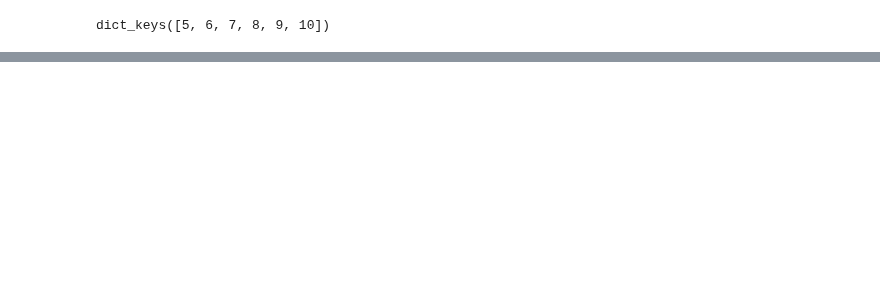
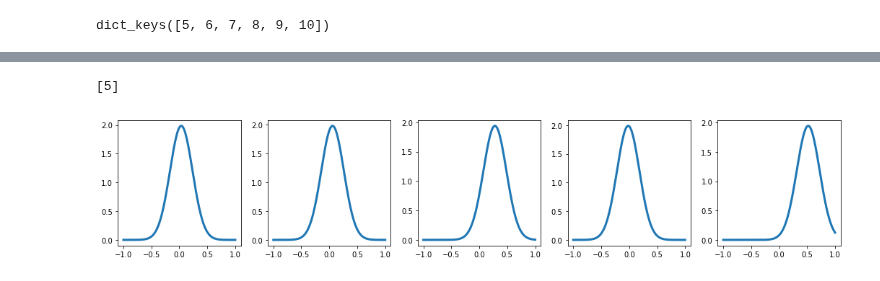
Before and after one commit to tkhan3/machinelearning, a Jupyter notebook: k_means_document.ipynb, the cells around one changed output, grey strips where cells are left out. Saved outputs shown, nothing was run; the diff lists cells and outputs as text; code cells hidden in the pictures; blank space fills up the shorter version.

```diff
--- a/k_means_document.ipynb
+++ b/k_means_document.ipynb
@@ -153,3 +159,9 @@ def clean_up(rec):
   rec = rec.translate(table)
   rec = rec.lower()
   return rec
+# %%
+def kde_statsmodels_u(x, x_grid, bandwidth=0.2, **kwargs):
+    """Univariate Kernel Density Estimation with Statsmodels"""
+    kde = KDEUnivariate(x)
+    kde.fit(bw=bandwidth, **kwargs)
+    return kde.evaluate(x_grid)
@@ -291,0 +372,26 @@ for n_clusters in temp_range:
+# %%
+print (temp_range)
+x_grid = np.linspace(-1, 1, 1000)
+for n_clusters in temp_range:
+    n_cols=5
+    n_rows=n_clusters/5
+    gs=gridspec.GridSpec(int(n_rows),int(n_cols))
+    #fig = plt.figure()
+    fig_height = 3*n_rows
+    plot_aspect_ratio=1.62
+    fig = plt.figure(figsize=(fig_height  * plot_aspect_ratio*3, fig_height ))
+    j=0
+    for i in range(n_clusters):
+        ith_cluster_silhouette_values = KM_info[n_clusters][2][KM_info[n_clusters][1] == i]
+        ith_cluster_silhouette_values.sort()
+        ax = fig.add_subplot(gs[j])
+        density = kde_statsmodels_u(ith_cluster_silhouette_values,x_grid)
+        ax.plot(x_grid,density,lw=3)
+        ax.set_xticks([-1,-0.5,0
+                       ,0.5,1])
+        j=j+1
+fig.tight_layout()
+fig.show()
+# %% [output]
+[5]
+[figure, added]
```
Also changed, not shown: parts of 19 cells of this notebook.
